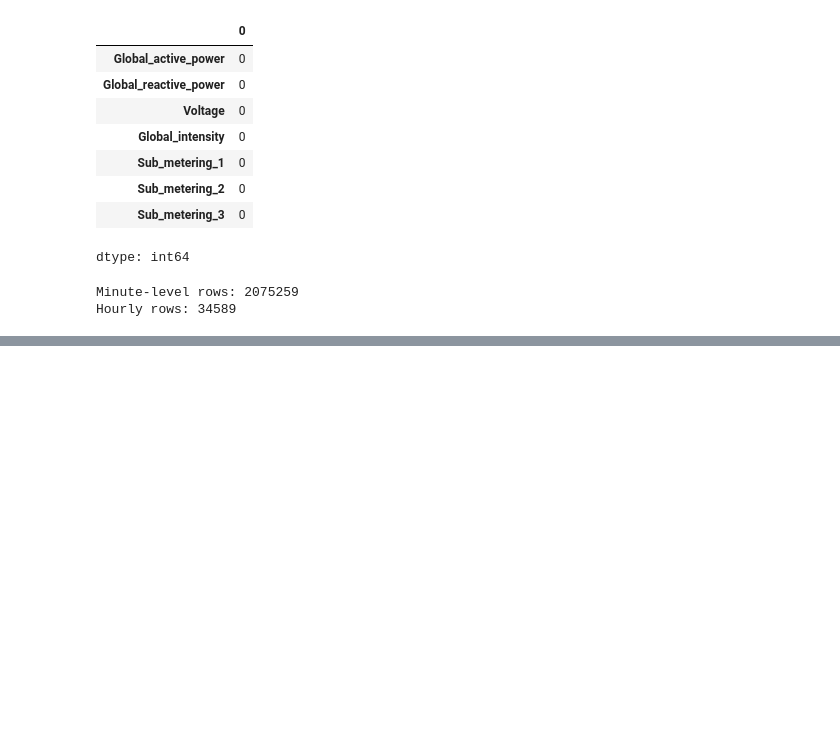
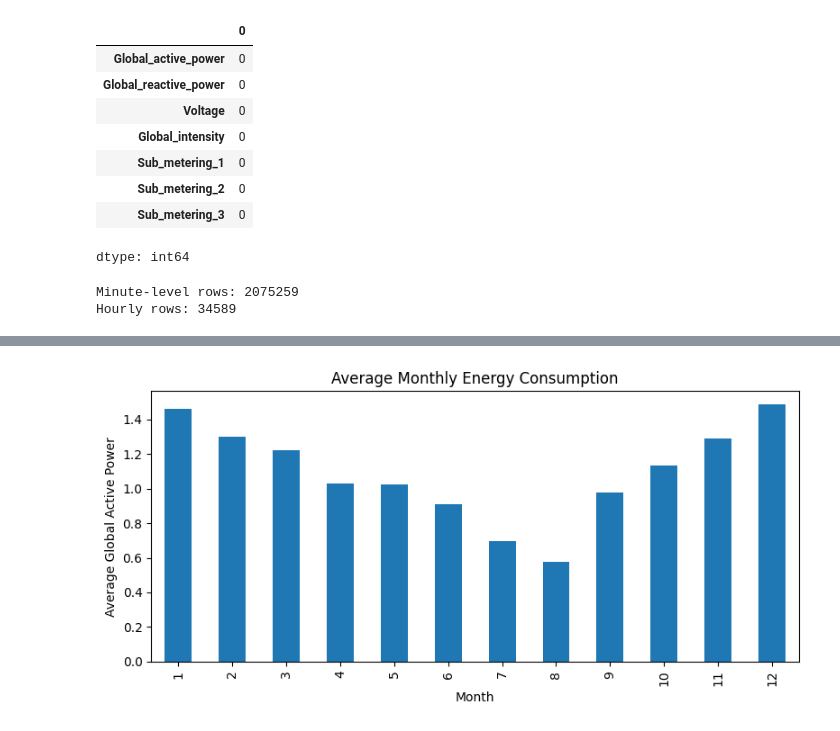
Before and after one commit to pinarrcindemirr/ML_Q1122408, a Jupyter notebook: ML_Q1122408.ipynb, the cells around one changed output, grey strips where cells are left out. Saved outputs shown, nothing was run; the diff lists cells and outputs as text; code cells hidden in the pictures; blank space fills up the shorter version.

```diff
--- a/ML_Q1122408.ipynb
+++ b/ML_Q1122408.ipynb
@@ -280,0 +286,12 @@ df_hourly.head()
+# %%
+month_mean = df_hourly.groupby('month')['Global_active_power'].mean()
+
+plt.figure(figsize=(8,4))
+month_mean.plot(kind='bar')
+plt.title('Average Monthly Energy Consumption')
+plt.xlabel('Month')
+plt.ylabel('Average Global Active Power')
+plt.tight_layout()
+plt.show()
+# %% [output]
+[figure, added]
```
Also changed, not shown: parts of 17 cells of this notebook.
